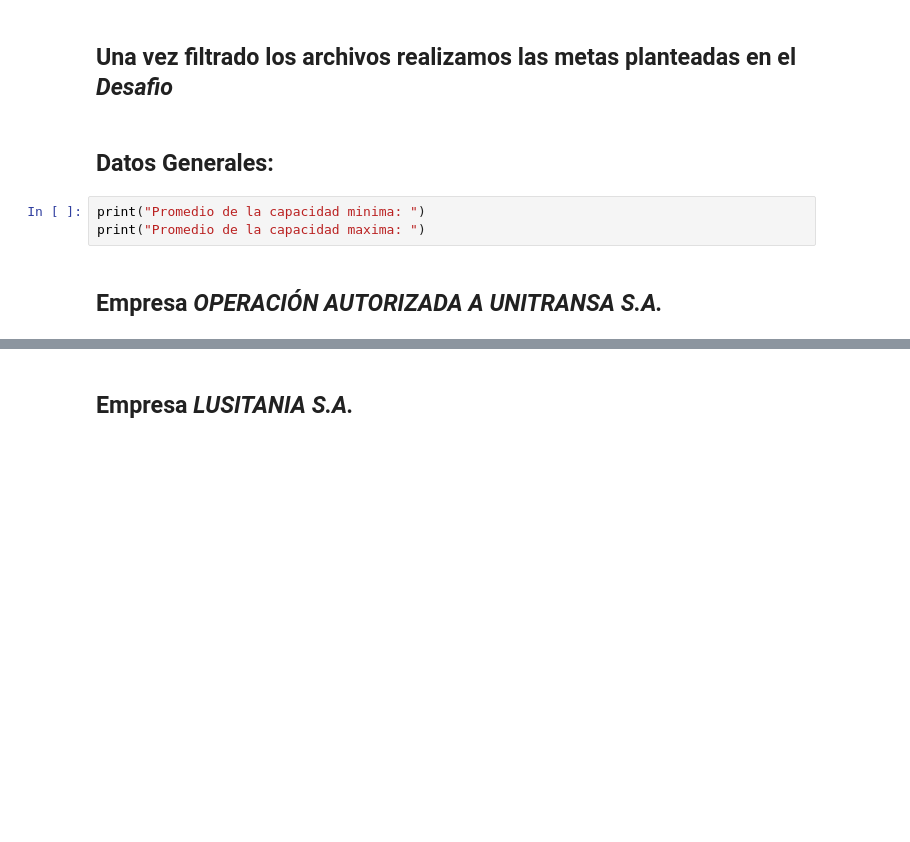
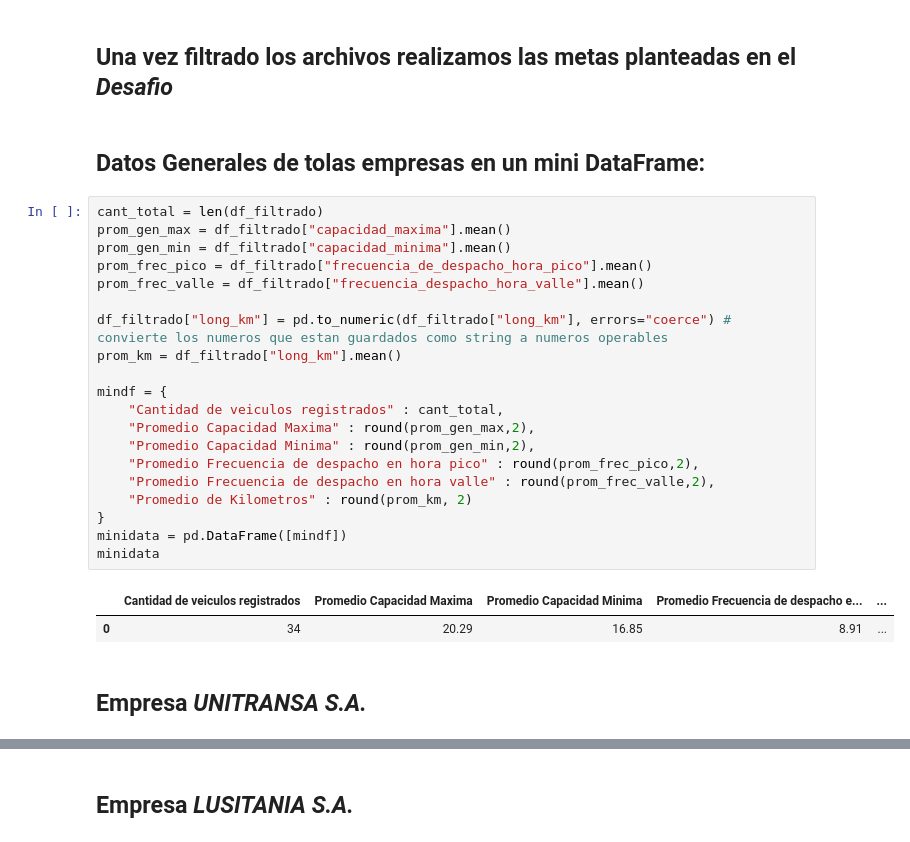
Before and after one commit to Zuan-Caleb-CE/Desafio_Estructura_de_Datos, a Jupyter notebook: Desafio_Est.ipynb, the cells around one changed output, grey strips where cells are left out. Saved outputs shown, nothing was run; the diff lists cells and outputs as text; blank space fills up the shorter version.

```diff
--- a/Desafio_Est.ipynb
+++ b/Desafio_Est.ipynb
@@ -56,12 +56,32 @@ Guardado Excel_RUTAS_TRANSPORTE_URBANO.xlsx
 # %% [markdown]
 ## Una vez filtrado los archivos realizamos las metas planteadas en el __*Desafio*__
 # %% [markdown]
-## Datos Generales:
+## Datos Generales de tolas empresas en un mini DataFrame:
 # %%
-print("Promedio de la capacidad minima: ")
-print("Promedio de la capacidad maxima: ")
+cant_total = len(df_filtrado)
+prom_gen_max = df_filtrado["capacidad_maxima"].mean()
+prom_gen_min = df_filtrado["capacidad_minima"].mean()
+prom_frec_pico = df_filtrado["frecuencia_de_despacho_hora_pico"].mean()
+prom_frec_valle = df_filtrado["frecuencia_despacho_hora_valle"].mean()
+
+df_filtrado["long_km"] = pd.to_numeric(df_filtrado["long_km"], errors="coerce") # convierte los numeros que estan guardados como string a numeros operables
+prom_km = df_filtrado["long_km"].mean()
+
+mindf = {
+    "Cantidad de veiculos registrados" : cant_total,
+    "Promedio Capacidad Maxima" : round(prom_gen_max,2),
+    "Promedio Capacidad Minima" : round(prom_gen_min,2),
+    "Promedio Frecuencia de despacho en hora pico" : round(prom_frec_pico,2),
+    "Promedio Frecuencia de despacho en hora valle" : round(prom_frec_valle,2),
+    "Promedio de Kilometros" : round(prom_km, 2)
+}
+minidata = pd.DataFrame([mindf])
+minidata
+# %% [output]
+|  | Cantidad de veiculos registrados | Promedio Capacidad Maxima | Promedio Capacidad Minima | Promedio Frecuencia de despacho e... | ... |
+| 0 | 34 | 20.29 | 16.85 | 8.91 | ... |
 # %% [markdown]
-## Empresa _*OPERACIÓN AUTORIZADA A UNITRANSA S.A.*_
+## Empresa _*UNITRANSA S.A.*_
 # %%
 df_empr1 = df_filtrado[df_filtrado["empresa"] == "OPERACIÓN AUTORIZADA A UNITRANSA S.A."]
 
```
Also changed, not shown: parts of 14 cells of this notebook.
